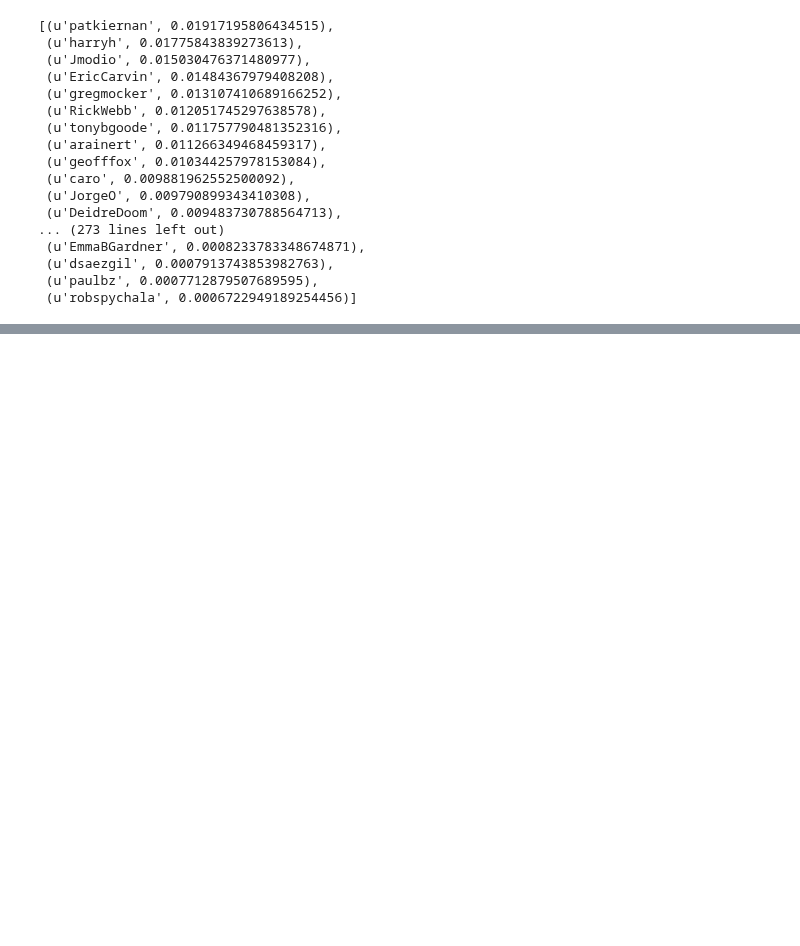
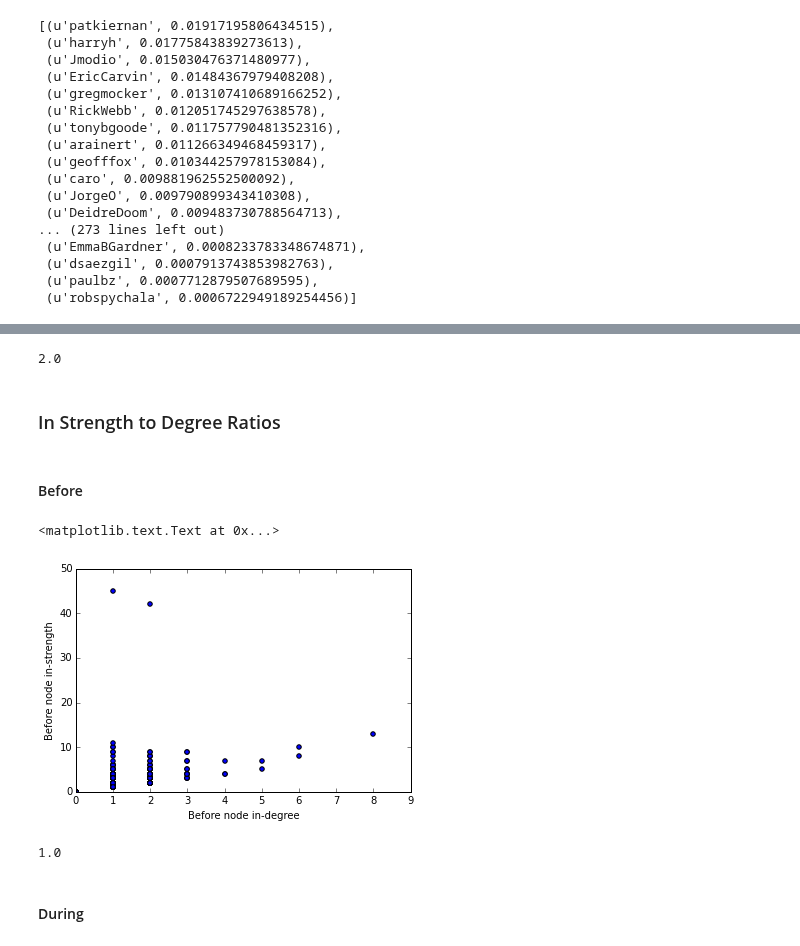
Before and after one commit to marinkala/ReplyNetworks, a Jupyter notebook: bbReplyNetworkAnalysis.ipynb, the cells around one changed output, grey strips where cells are left out. Drawn from its saved outputs; the diff is of its cells as text; code cells hidden in the pictures; blank space fills up the shorter version.

```diff
--- a/bbReplyNetworkAnalysis.ipynb
+++ b/bbReplyNetworkAnalysis.ipynb
@@ -625,0 +850,2 @@ sorted(nx.pagerank(strong[0]).items(), key=lambda x:x[1], reverse=True)
+# %%
+b_indeg=B.in_degree()
@@ -625,0 +904,3 @@ sorted(nx.pagerank(strong[0]).items(), key=lambda x:x[1], reverse=True)
+# %%
+bA=nx.adjacency_matrix(B)
+b_strength=np.array(bA.sum(axis=1)).reshape(-1) + np.array(bA.sum(axis=0)).reshape(-1)
@@ -625,0 +928,22 @@ sorted(nx.pagerank(strong[0]).items(), key=lambda x:x[1], reverse=True)
+# %%
+np.median(l_strength)
+# %% [output]
+2.0
+# %% [markdown]
+### In Strength to Degree Ratios
+# %% [markdown]
+#### Before
+# %%
+b_in_strength=np.array(bA.sum(axis=0)).reshape(-1)
+# %%
+# REORDER the in_degree sequence to match the nodelist
+b_ordInDegree=OrderedDict((n, b_indeg[n]) for n in B.nodes())
+# %%
+plt.scatter(b_ordInDegree.values(), b_in_strength)
+plt.xlim(xmin=0)
+plt.ylim(ymin=0)
+plt.xlabel('Before node in-degree')
+plt.ylabel('Before node in-strength')
+# %% [output]
+<matplotlib.text.Text at 0x...>
+[figure, added]
@@ -625,0 +952,6 @@ sorted(nx.pagerank(strong[0]).items(), key=lambda x:x[1], reverse=True)
+# %%
+np.median(b_in_ratio)
+# %% [output]
+1.0
+# %% [markdown]
+#### During
```
Also changed, not shown: parts of 154 cells of this notebook.
